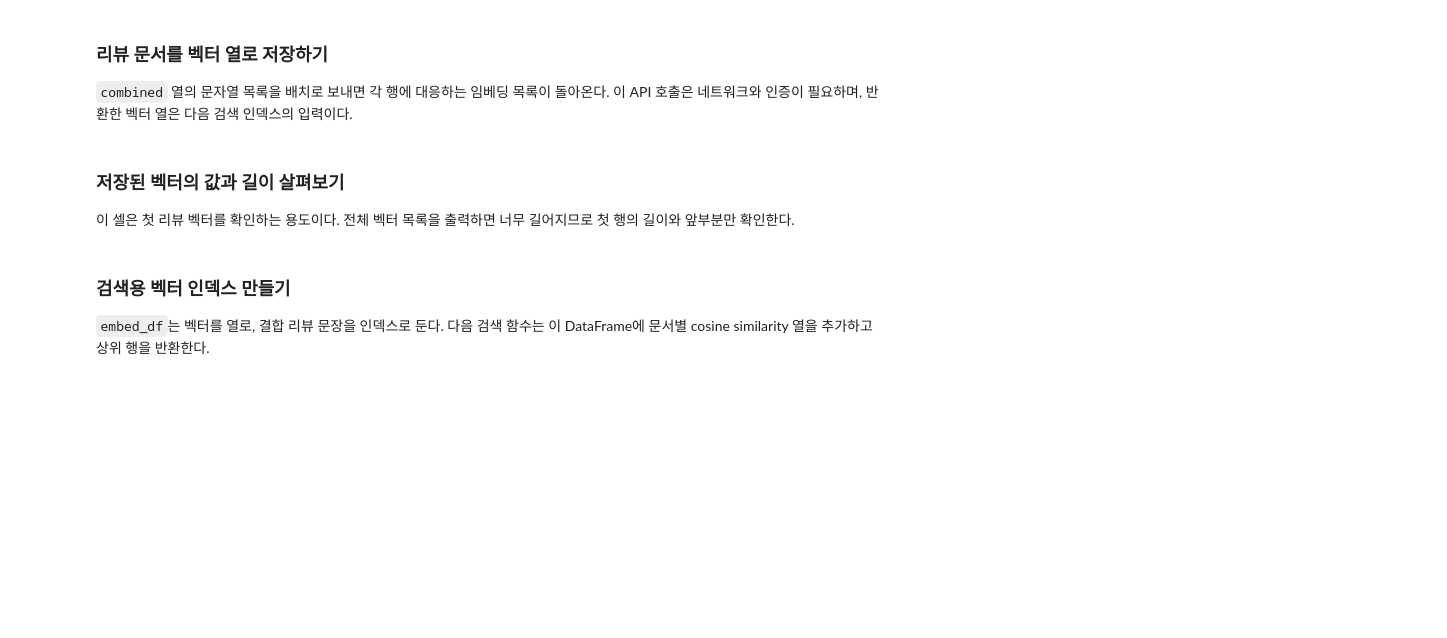
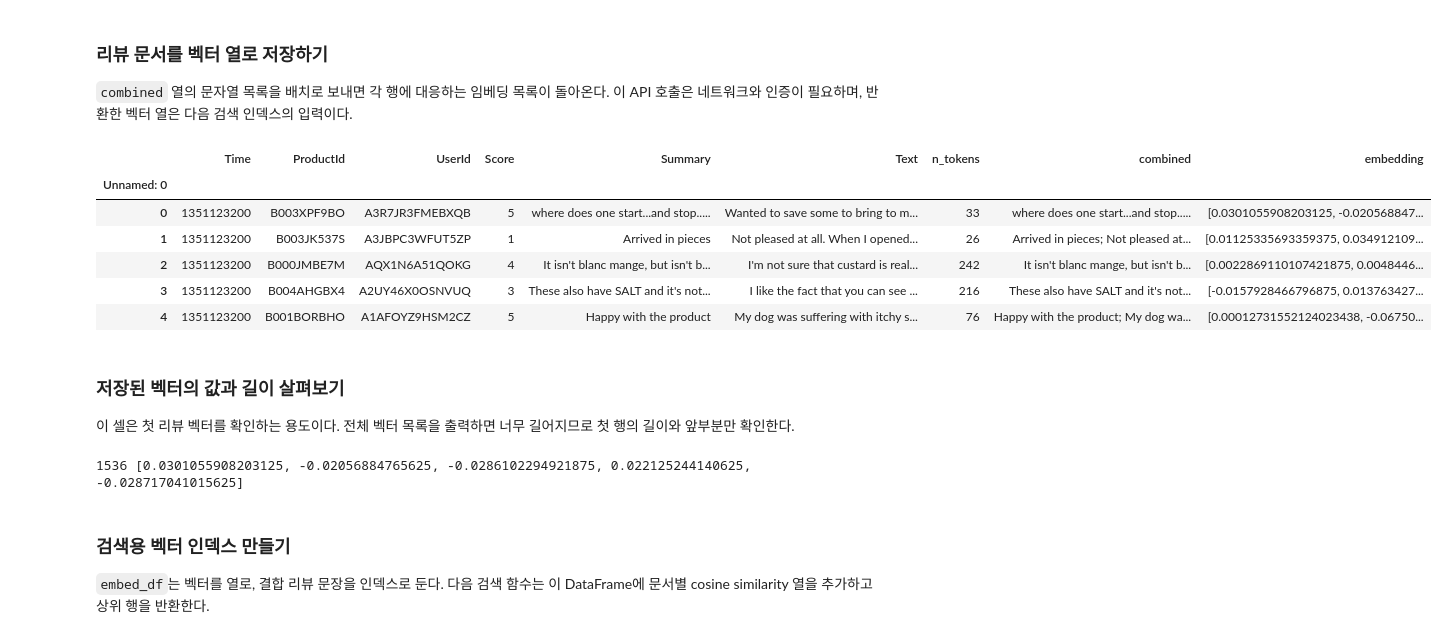
Before and after one commit to lesoo-SKN-33th/09_llm, a Jupyter notebook: 03_openai_api/04_embeddings.ipynb, the cells around one changed output. Saved outputs shown, nothing was run; the diff lists cells and outputs as text; code cells hidden in the pictures; blank space fills up the shorter version.

```diff
--- a/03_openai_api/04_embeddings.ipynb
+++ b/03_openai_api/04_embeddings.ipynb
@@ -152,6 +203,17 @@ df[['combined']].head()
 ### 리뷰 문서를 벡터 열로 저장하기
 
 `combined` 열의 문자열 목록을 배치로 보내면 각 행에 대응하는 임베딩 목록이 돌아온다. 이 API 호출은 네트워크와 인증이 필요하며, 반환한 벡터 열은 다음 검색 인덱스의 입력이다.
+# %%
+df['embedding'] = texts_to_embedding(df['combined'].tolist())
+df.head()
+# %% [output]
+|  | Time | ProductId | UserId | Score | Summary | Text | n_tokens | combined | embedding |
+| Unnamed: 0 |  |  |  |  |  |  |  |  |  |
+| 0 | 1351123200 | B003XPF9BO | A3R7JR3FMEBXQB | 5 | where does one start...and stop..... | Wanted to save some to bring to m... | 33 | where does one start...and stop..... | [0.0301055908203125, -0.020568847... |
+| 1 | 1351123200 | B003JK537S | A3JBPC3WFUT5ZP | 1 | Arrived in pieces | Not pleased at all. When I opened... | 26 | Arrived in pieces; Not pleased at... | [0.01125335693359375, 0.034912109... |
+| 2 | 1351123200 | B000JMBE7M | AQX1N6A51QOKG | 4 | It isn't blanc mange, but isn't b... | I'm not sure that custard is real... | 242 | It isn't blanc mange, but isn't b... | [0.0022869110107421875, 0.0048446... |
+| 3 | 1351123200 | B004AHGBX4 | A2UY46X0OSNVUQ | 3 | These also have SALT and it's not... | I like the fact that you can see ... | 216 | These also have SALT and it's not... | [-0.0157928466796875, 0.013763427... |
+| 4 | 1351123200 | B001BORBHO | A1AFOYZ9HSM2CZ | 5 | Happy with the product | My dog was suffering with itchy s... | 76 | Happy with the product; My dog wa... | [0.00012731552124023438, -0.06750... |
 # %% [markdown]
 ### 저장된 벡터의 값과 길이 살펴보기
 
@@ -159,6 +221,8 @@ df[['combined']].head()
 # %%
 first_embedding = df['embedding'].iloc[0]
 print(len(first_embedding), first_embedding[:5])
+# %% [output]
+1536 [0.0301055908203125, -0.02056884765625, -0.0286102294921875, 0.022125244140625, -0.028717041015625]
 # %% [markdown]
 ### 검색용 벡터 인덱스 만들기
 
```
Also changed, not shown: parts of 8 cells of this notebook, 7 other files.
